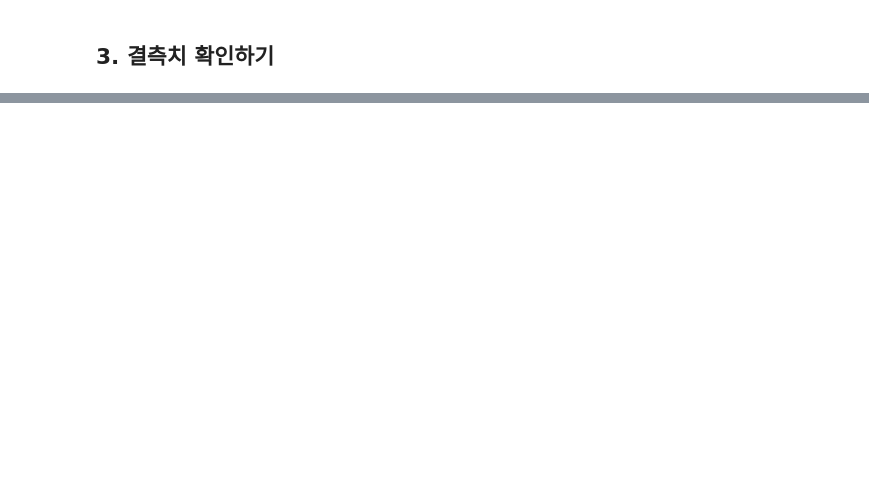
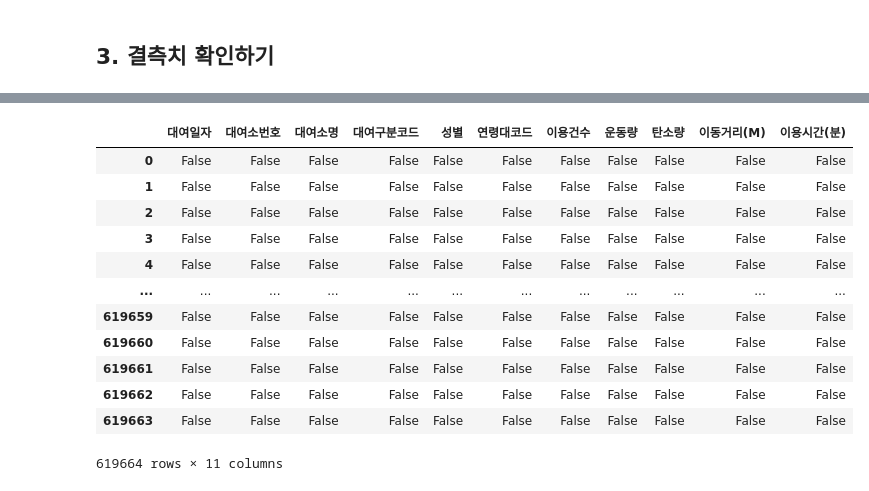
Before and after one commit to yojeongyujeong/yogurtyojung, a Jupyter notebook: 06_데이터분석_서울특별시_꽁공자전거_실습.ipynb, the cells around one changed output, grey strips where cells are left out. Saved outputs shown, nothing was run; the diff lists cells and outputs as text; code cells hidden in the pictures; blank space fills up the shorter version.

```diff
--- a/06_데이터분석_서울특별시_꽁공자전거_실습.ipynb
+++ b/06_데이터분석_서울특별시_꽁공자전거_실습.ipynb
@@ -29,0 +75,5 @@ bicyle
+# %%
+# 대여일자, 대여소번호
+# .astype()
+bicyle_alpha = bicyle.astype({"대여일자":"object", "대여소번호" : "object"})
+bicyle_alpha
@@ -31,0 +159,16 @@ bicyle
+# %%
+bicyle_alpha.isna()
+# %% [output]
+|  | 대여일자 | 대여소번호 | 대여소명 | 대여구분코드 | 성별 | 연령대코드 | 이용건수 | 운동량 | 탄소량 | 이동거리(M) | 이용시간(분) |
+| 0 | False | False | False | False | False | False | False | False | False | False | False |
+| 1 | False | False | False | False | False | False | False | False | False | False | False |
+| 2 | False | False | False | False | False | False | False | False | False | False | False |
+| 3 | False | False | False | False | False | False | False | False | False | False | False |
+| 4 | False | False | False | False | False | False | False | False | False | False | False |
+| ... | ... | ... | ... | ... | ... | ... | ... | ... | ... | ... | ... |
+| 619659 | False | False | False | False | False | False | False | False | False | False | False |
+| 619660 | False | False | False | False | False | False | False | False | False | False | False |
+| 619661 | False | False | False | False | False | False | False | False | False | False | False |
+| 619662 | False | False | False | False | False | False | False | False | False | False | False |
+| 619663 | False | False | False | False | False | False | False | False | False | False | False |
+619664 rows × 11 columns
```
Also changed, not shown: parts of 60 cells of this notebook, 5 other files.
